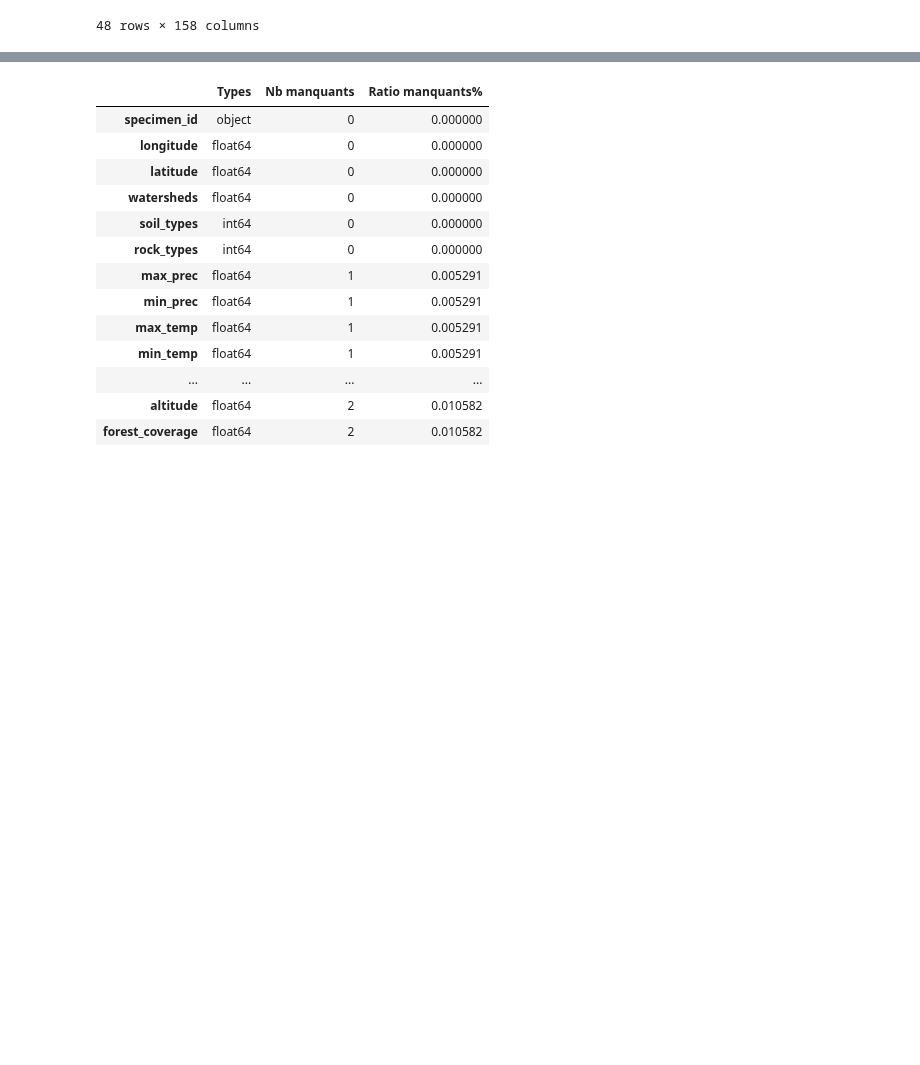
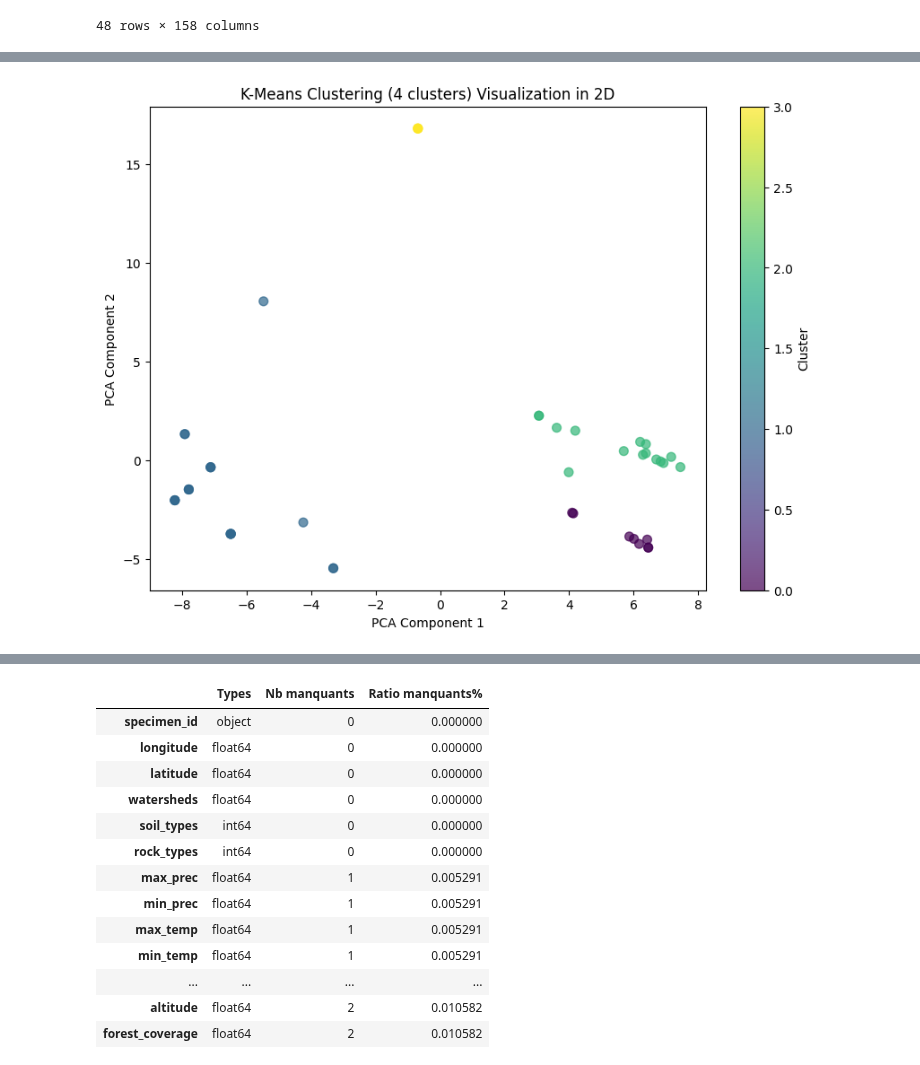
Before and after one commit to tahiri-lab/py_madaclim, a Jupyter notebook: workdir/bin/data_model_clustering.ipynb, the cells around one changed output, grey strips where cells are left out. Cells and saved outputs as stored; diff of their text form; code cells hidden in the pictures; blank space fills up the shorter version.

```diff
--- a/workdir/bin/data_model_clustering.ipynb
+++ b/workdir/bin/data_model_clustering.ipynb
@@ -256,0 +169,29 @@ coffea.drop(columns=columns_to_drop, inplace=True)
+# %%
+from sklearn.cluster import KMeans
+import pandas as pd
+
+# Assuming your data is already scaled (data_scaled)
+kmeans = KMeans(n_clusters=4, random_state=42)
+kmeans_labels = kmeans.fit_predict(df_scaled)
+
+# Create a new DataFrame with cluster labels
+df_with_clusters = pd.DataFrame(df_scaled, columns=df_cleaned.columns)  # or original column names
+df_with_clusters['Cluster'] = kmeans_labels
+# %%
+from sklearn.decomposition import PCA
+import matplotlib.pyplot as plt
+
+# Reduce data to 2 dimensions using PCA
+pca = PCA(n_components=2)
+pca_data = pca.fit_transform(df_scaled)
+
+# Plot the clusters
+plt.figure(figsize=(10, 7))
+plt.scatter(pca_data[:, 0], pca_data[:, 1], c=kmeans_labels, cmap='viridis', s=50, alpha=0.7)
+plt.xlabel('PCA Component 1')
+plt.ylabel('PCA Component 2')
+plt.title('K-Means Clustering (4 clusters) Visualization in 2D')
+plt.colorbar(label='Cluster')
+plt.show()
+# %% [output]
+[figure, added]
```
Also changed, not shown: parts of 33 cells of this notebook, 1 other file.
